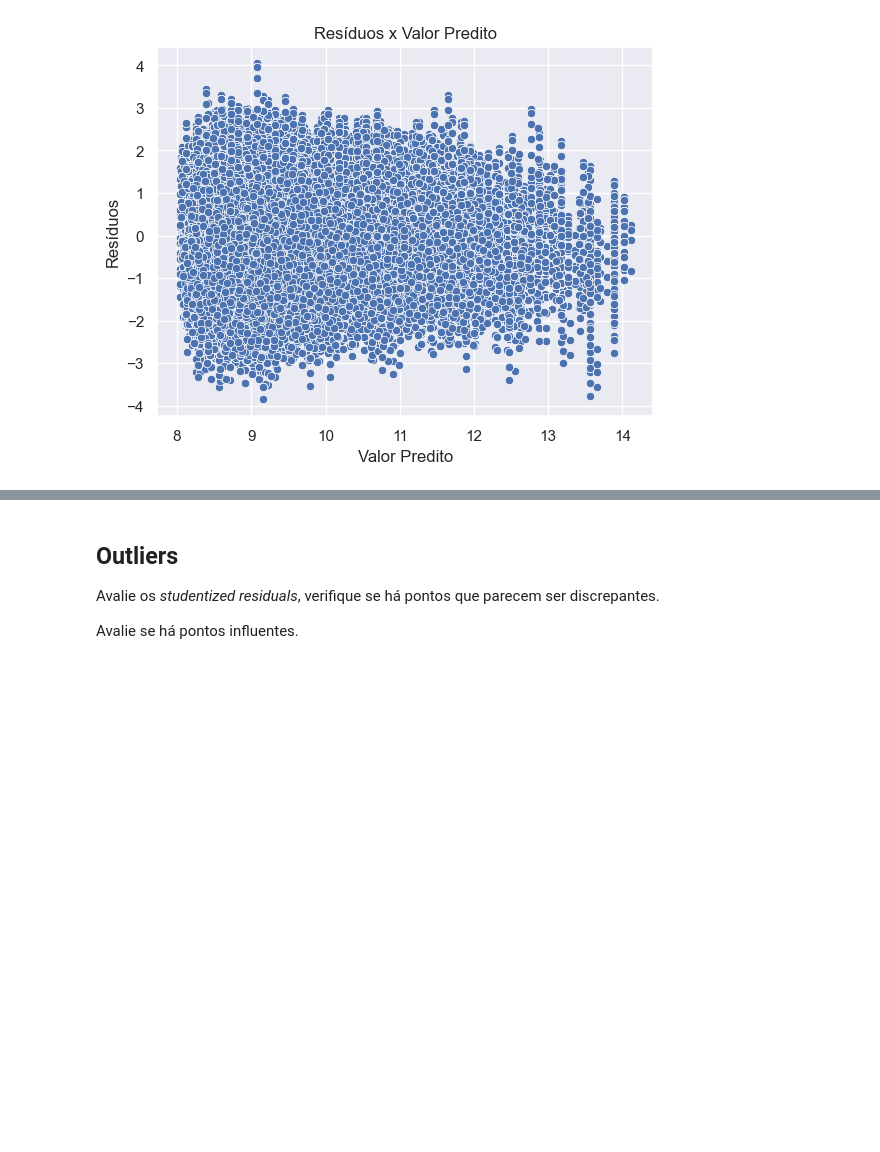
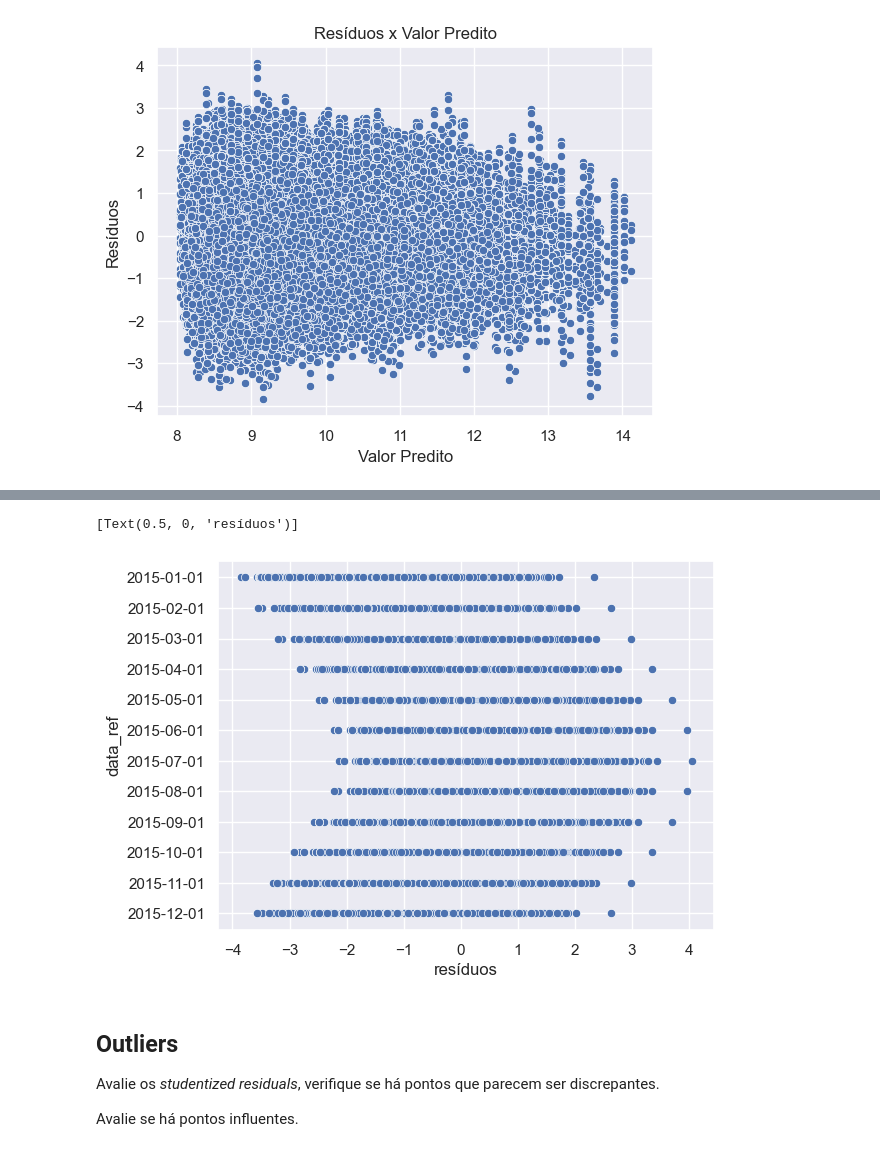
Before and after one commit to marceloaires7/EBAC-Exercicios, a Jupyter notebook: Exercício_Cientista_de_dados_Módulo35/Exercício 1/ProfCientistaDados m35_supportamaterial_exercise01.ipynb, the cells around one changed output, grey strips where cells are left out. Drawn from its saved outputs; the diff is of its cells as text; code cells hidden in the pictures; blank space fills up the shorter version.

```diff
--- a/Exercício_Cientista_de_dados_Módulo35/Exercício 1/ProfCientistaDados m35_supportamaterial_exercise01.ipynb
+++ b/Exercício_Cientista_de_dados_Módulo35/Exercício 1/ProfCientistaDados m35_supportamaterial_exercise01.ipynb
@@ -224,3 +213,10 @@ sns.scatterplot(x='qt_pessoas_residencia', y=res_1.resid, data=df_train, ax=ax[3
+# %%
+# Avalie se o valor médio dos resíduos aparenta ter relação com o mês de referência
+
+sns.scatterplot(x=res_1.resid, y='data_ref', data=df_train).set(xlabel='resíduos')
+# %% [output]
+[Text(0.5, 0, 'resíduos')]
+[figure, added]
 # %% [markdown]
 ## Outliers
 
```
Also changed, not shown: parts of 6 cells of this notebook, 1 other file.
